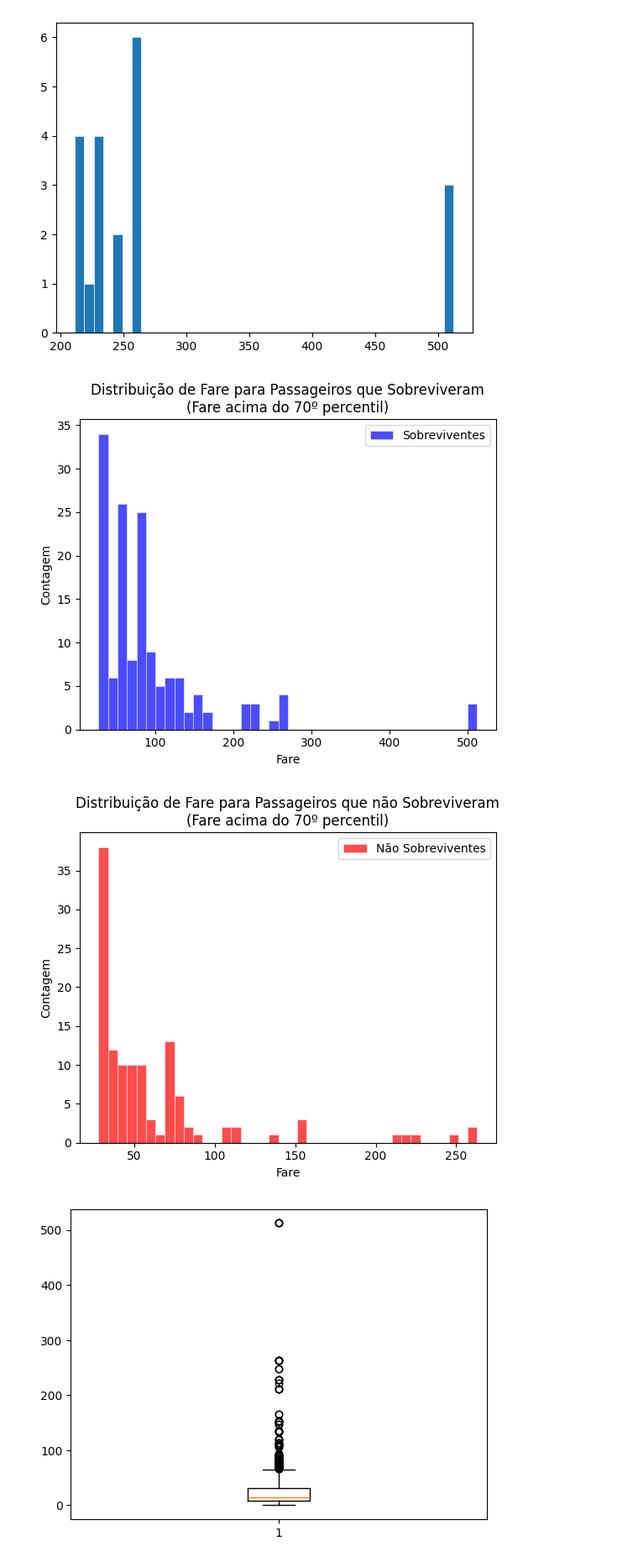
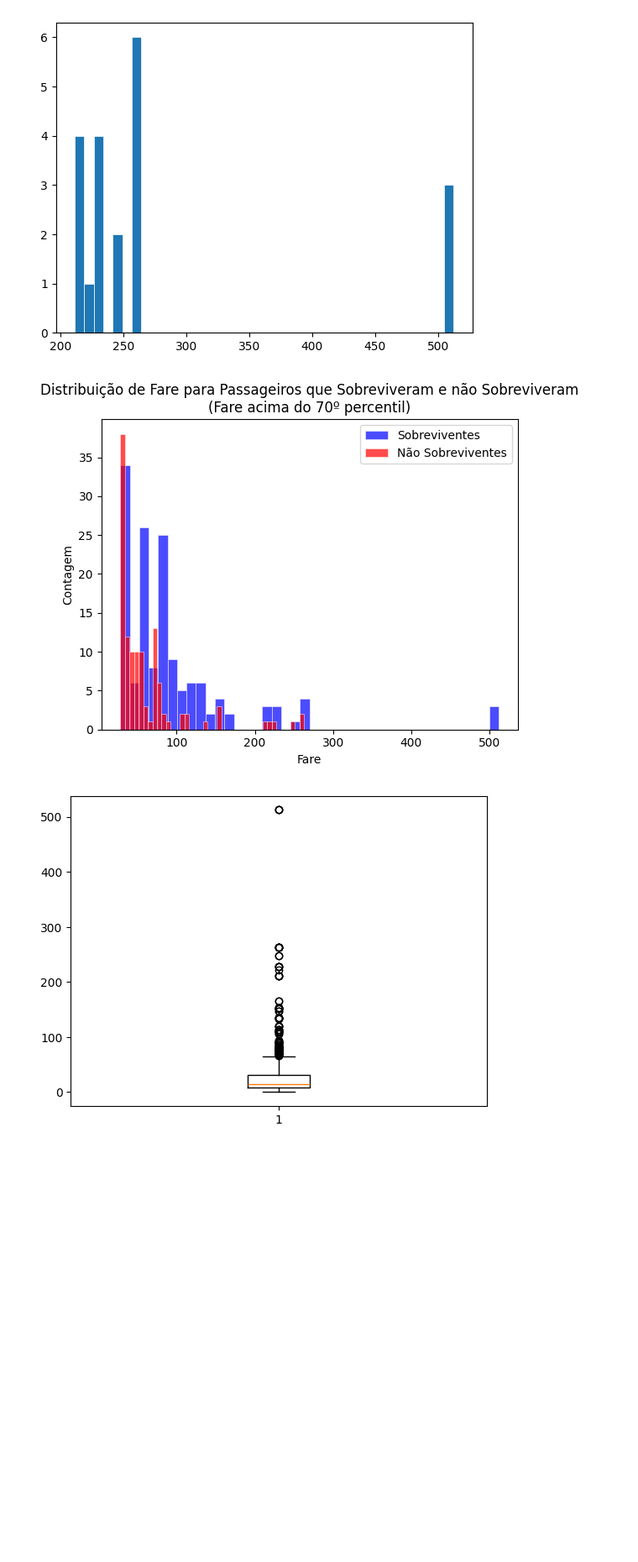
Before and after one commit to GuiMcs00/Data-Science-Cenarios, a Jupyter notebook: titanic_dataset/Exploratoria.ipynb, the cells around one changed output. Shown at 84% size. Cells and saved outputs as stored; diff of their text form; code cells hidden in the pictures; blank space fills up the shorter version.

```diff
--- a/titanic_dataset/Exploratoria.ipynb
+++ b/titanic_dataset/Exploratoria.ipynb
@@ -131,31 +131,24 @@ not_survived_analysis = base.loc[(base.Fare > threshold) & (base.Survived == 0),
 # %%
 # Verificando o histograma de tarifas menores que 70% relacionado com Sobreviventes e não Sobreviventes
 fare_survived = survived_analysis['Fare']
 fare_not_survived = not_survived_analysis['Fare']
 
 # plot:
 fig, ax = plt.subplots()
-fig, ay = plt.subplots()
+
+ax.hist(fare_survived, bins=40, linewidth=0.5, edgecolor="white", alpha=0.7, label='Sobreviventes', color='blue')
+ax.hist(fare_not_survived, bins=40, linewidth=0.5, edgecolor="white", alpha=0.7, label='Não Sobreviventes', color='red')
 
 
-ax.hist(fare_survived, bins=40, linewidth=0.5, edgecolor="white", alpha=0.7, label='Sobreviventes', color='blue')
-ay.hist(fare_not_survived, bins=40, linewidth=0.5, edgecolor="white", alpha=0.7, label='Não Sobreviventes', color='red')
-
-
-ax.set_title('Distribuição de Fare para Passageiros que Sobreviveram\n(Fare acima do 70º percentil)')
+ax.set_title('Distribuição de Fare para Passageiros que Sobreviveram e não Sobreviveram\n(Fare acima do 70º percentil)')
 ax.set_xlabel('Fare')
 ax.set_ylabel('Contagem')
 ax.legend()
 
-ay.set_title('Distribuição de Fare para Passageiros que não Sobreviveram\n(Fare acima do 70º percentil)')
-ay.set_xlabel('Fare')
-ay.set_ylabel('Contagem')
-ay.legend()
 
 plt.show()
 # %% [output]
-[figure, old version]
+[figure, new version]
-[figure, removed]
 # %%
 # Verificando o boxplot de tarifas
 x = base.Fare
```
Also changed, not shown: parts of 1 cell of this notebook.
